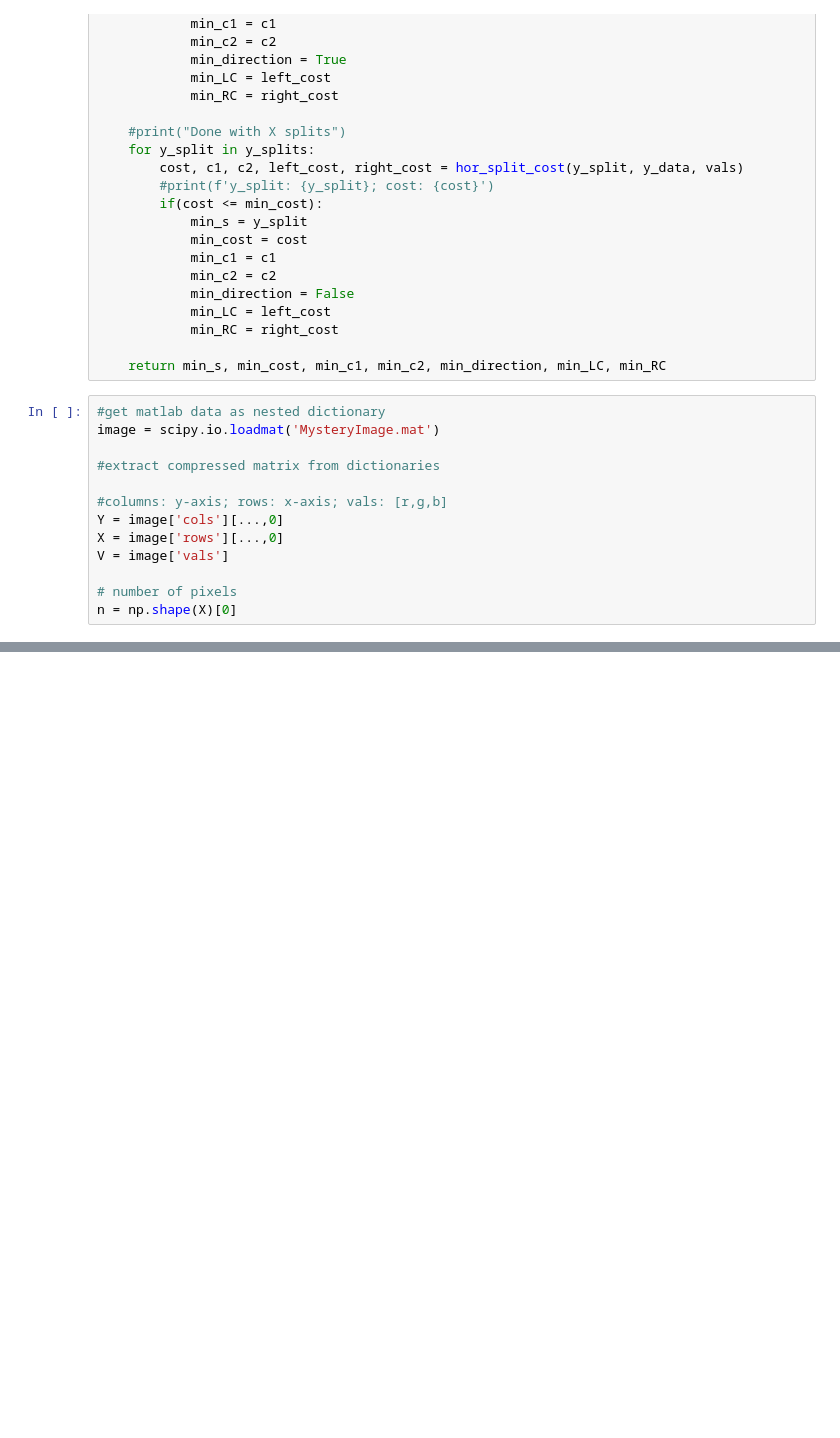
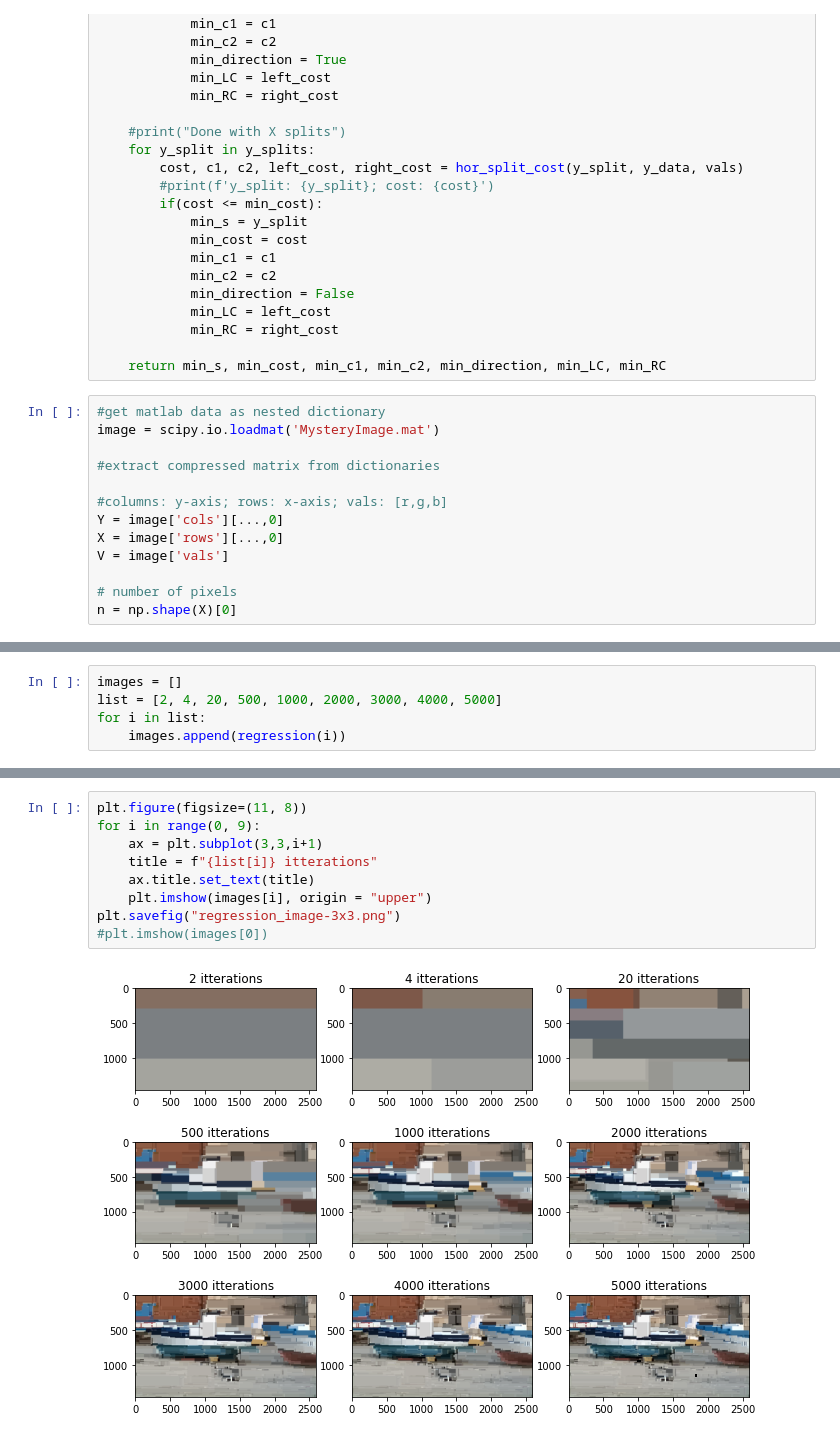
Before and after one commit to zachleclaire6561/Data-Mining-Algorithms, a Jupyter notebook: Tree-Regression/regression-3.ipynb, the cells around one changed output, grey strips where cells are left out. Drawn from its saved outputs; the diff is of its cells as text; blank space fills up the shorter version.

```diff
--- a/Tree-Regression/regression-3.ipynb
+++ b/Tree-Regression/regression-3.ipynb
@@ -233,0 +197,5 @@ print(q)
+# %%
+images = []
+list = [2, 4, 20, 500, 1000, 2000, 3000, 4000, 5000]
+for i in list:
+    images.append(regression(i))
@@ -233,0 +212,11 @@ print(q)
+# %%
+plt.figure(figsize=(11, 8))
+for i in range(0, 9):
+    ax = plt.subplot(3,3,i+1)
+    title = f"{list[i]} itterations"
+    ax.title.set_text(title)
+    plt.imshow(images[i], origin = "upper")
+plt.savefig("regression_image-3x3.png")
+#plt.imshow(images[0])
+# %% [output]
+[figure, added]
```
Also changed, not shown: parts of 6 cells of this notebook, 12 other files.
